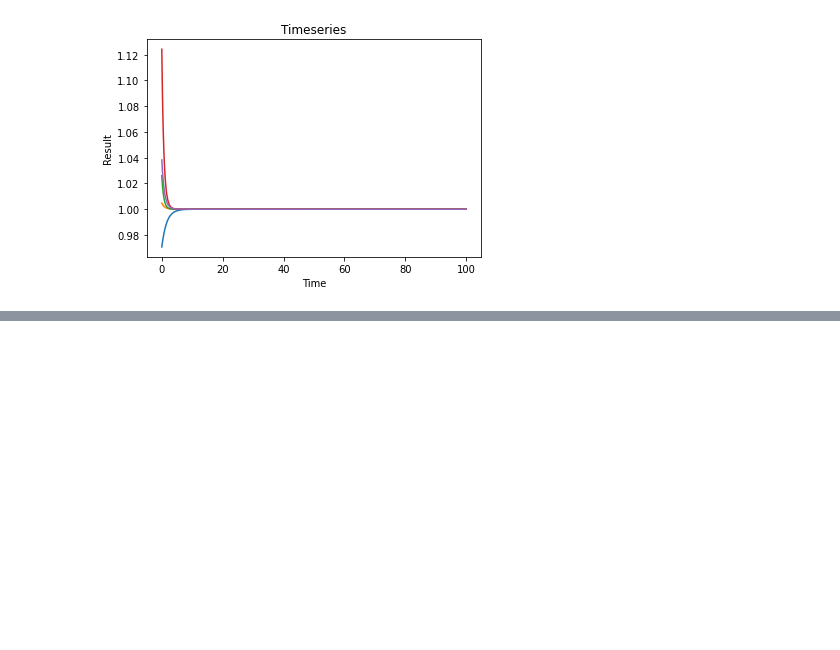
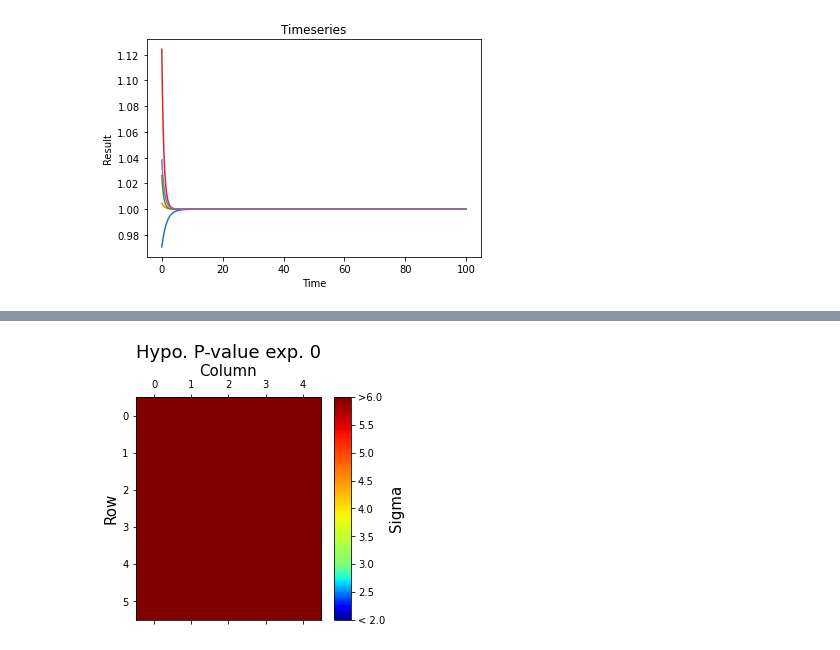
Before and after one commit to ltuijnder/MasterThesis, a Jupyter notebook: PostFWO/Untitled.ipynb, the cells around one changed output, grey strips where cells are left out. Cells and saved outputs as stored; diff of their text form; code cells hidden in the pictures; blank space fills up the shorter version.

```diff
--- a/PostFWO/Untitled.ipynb
+++ b/PostFWO/Untitled.ipynb
@@ -220,0 +321,5 @@ TS.plot(7)
+# %%
+fitObj = fitGLV(TS )
+out = fitObj.hypo(fitObj.trueMat,plotNumb=0)
+# %% [output]
+[figure, added]
```
Also changed, not shown: parts of 9 cells of this notebook, 5 other files.
